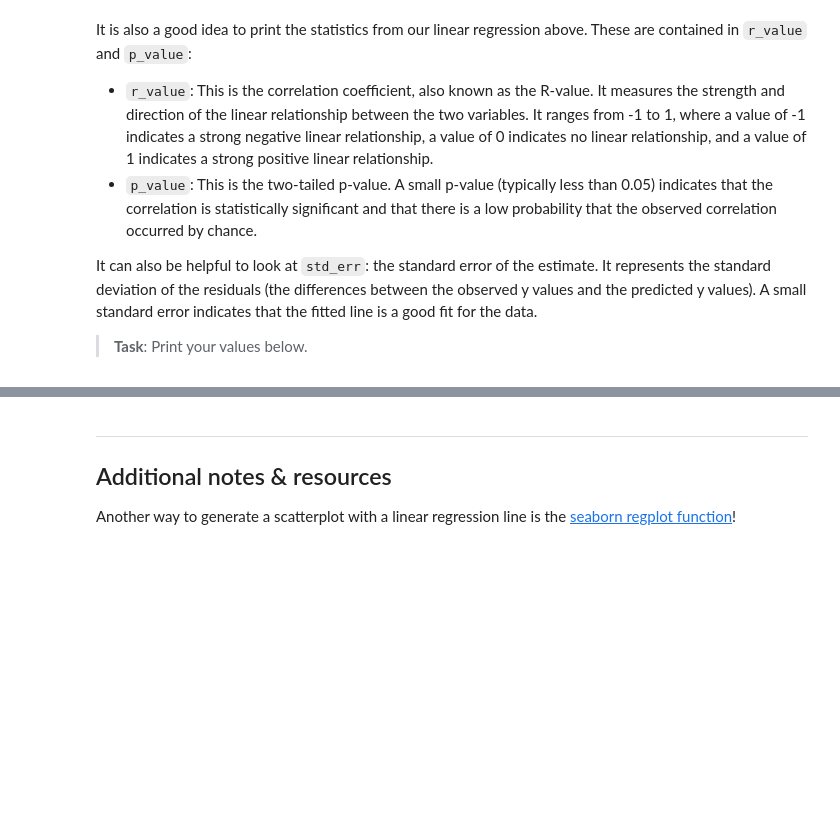
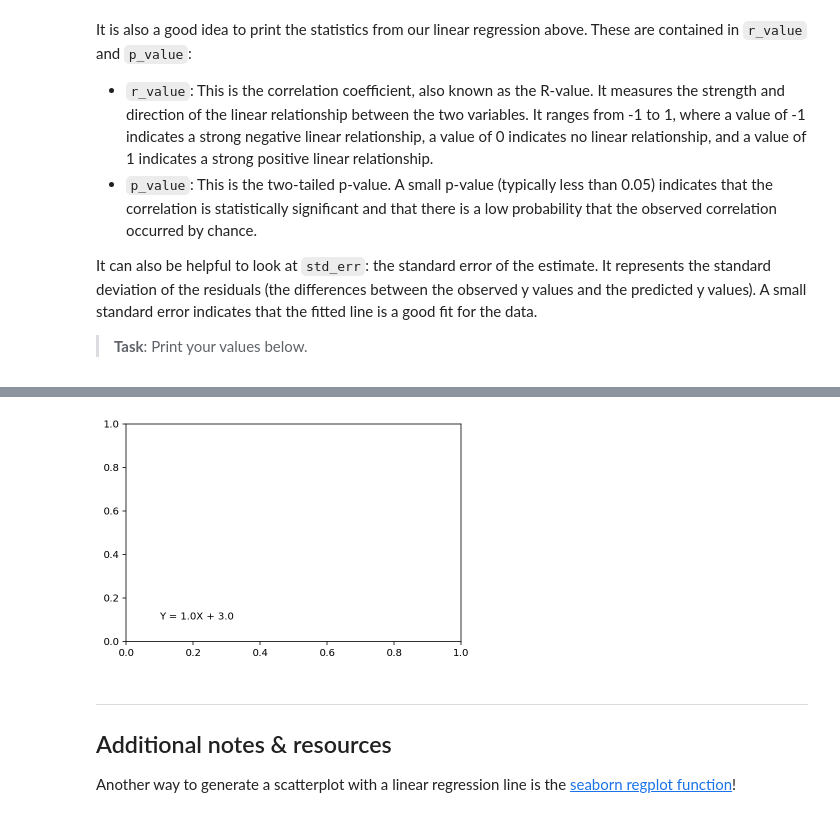
Before and after one commit to BIPN145/Utilities, a Jupyter notebook: plotScatter.ipynb, the cells around one changed output, grey strips where cells are left out. Saved outputs shown, nothing was run; the diff lists cells and outputs as text; code cells hidden in the pictures; blank space fills up the shorter version.

Commit message:
add text

```diff
--- a/plotScatter.ipynb
+++ b/plotScatter.ipynb
@@ -92,0 +108,2 @@ It can also be helpful to look at `std_err`: the standard error of the estimate.
+# %%
+label = ...
@@ -93,3 +114,9 @@ It can also be helpful to look at `std_err`: the standard error of the estimate.
+# %%
+plt.figure()
+plt.text(x = 0.1, y = 0.1, s = label)
+plt.show()
+# %% [output]
+[figure, added]
 # %% [markdown]
 <hr>
 
```
Also changed, not shown: parts of 5 cells of this notebook.
